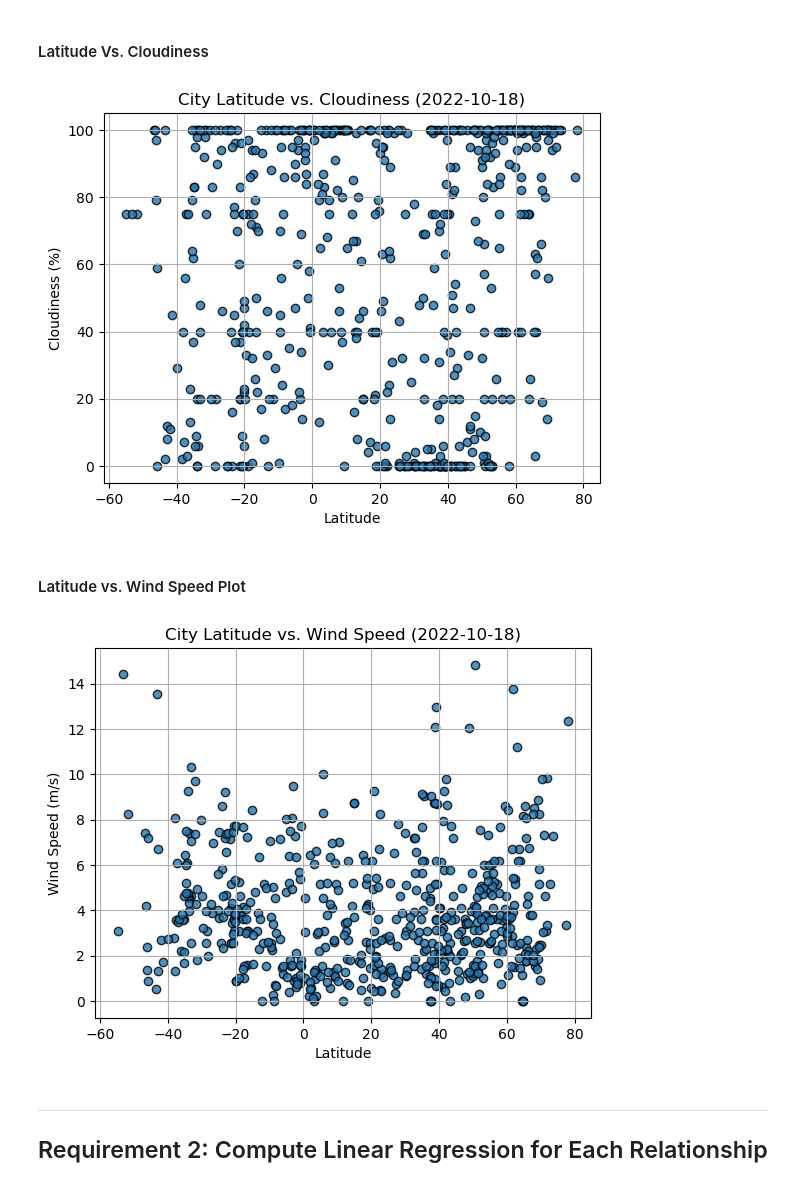
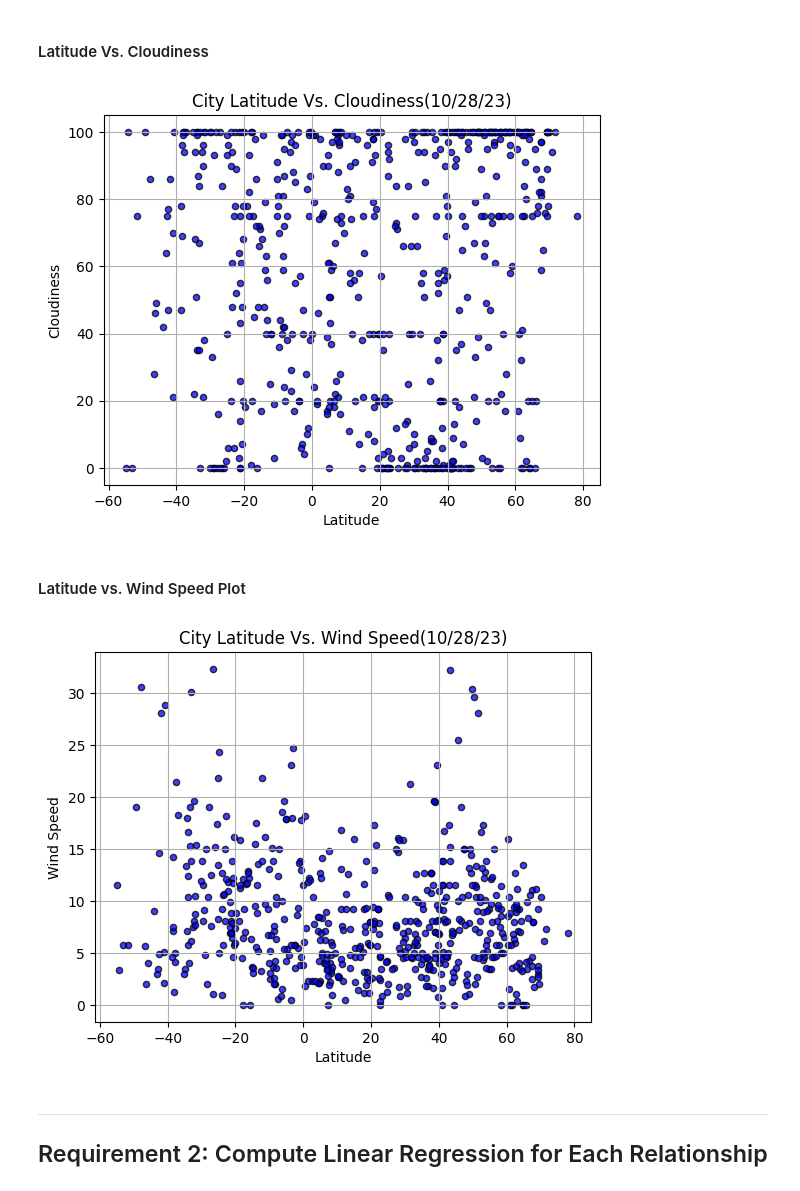
Before and after one commit to carsonnj/Python-api-Module-6-Challenge, a Jupyter notebook: weatherPy.ipynb, the cells around one changed output. Saved outputs shown, nothing was run; the diff lists cells and outputs as text; code cells hidden in the pictures.

```diff
--- a/weatherPy.ipynb
+++ b/weatherPy.ipynb
@@ -226,10 +230,14 @@ plt.show()
 #### Latitude Vs. Cloudiness
 # %%
 # Build the scatter plots for latitude vs. cloudiness
-# YOUR CODE HERE
+plt.scatter(city_data_df['Lat'], city_data_df['Cloudiness'], marker='o', s=20, c='b', edgecolors='black', alpha=.75)
+
 
 # Incorporate the other graph properties
-# YOUR CODE HERE
+plt.title("City Latitude Vs. Cloudiness(%s)" % time.strftime("%x"))
+plt.ylabel("Cloudiness")
+plt.xlabel("Latitude")
+plt.grid(True)
 
 # Save the figure
 plt.savefig("output_data/Fig3.png")
@@ -237,23 +245,26 @@ plt.savefig("output_data/Fig3.png")
 # Show plot
 plt.show()
 # %% [output]
-[figure, old version]
+[figure, new version]
 # %% [markdown]
 #### Latitude vs. Wind Speed Plot
 # %%
 # Build the scatter plots for latitude vs. wind speed
-# YOUR CODE HERE
+plt.scatter(city_data_df['Lat'], city_data_df['Wind Speed'], marker='o', s=20, c='b', edgecolors='black', alpha=.75)
+
 
 # Incorporate the other graph properties
-# YOUR CODE HERE
-
+plt.title("City Latitude Vs. Wind Speed(%s)" % time.strftime("%x"))
+plt.ylabel("Wind Speed")
+plt.xlabel("Latitude")
+plt.grid(True)
 # Save the figure
 plt.savefig("output_data/Fig4.png")
 
 # Show plot
 plt.show()
 # %% [output]
-[figure, old version]
+[figure, new version]
 # %% [markdown]
 ---
 
```
Also changed, not shown: parts of 9 cells of this notebook, 3 other files.
